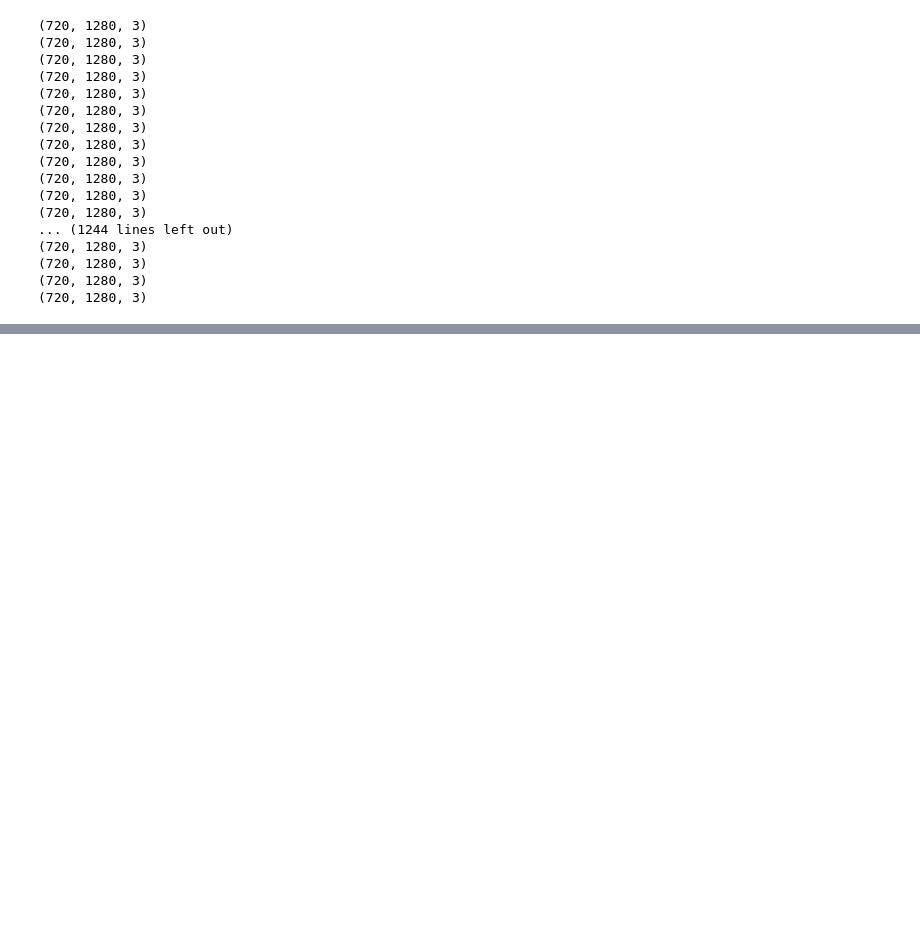
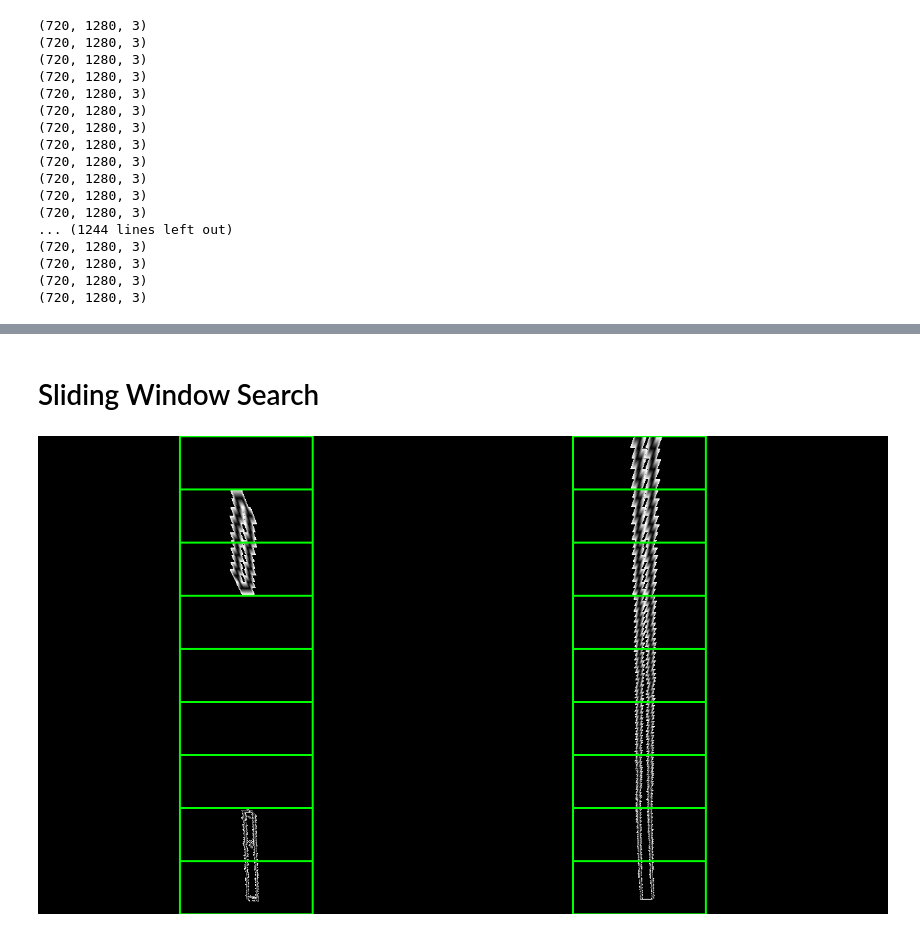
Before and after one commit to marizsafwat/image-processing-project, a Jupyter notebook: Project.ipynb, the cells around one changed output, grey strips where cells are left out. Cells and saved outputs as stored; diff of their text form; code cells hidden in the pictures; blank space fills up the shorter version.

Commit message:
sliding window search

```diff
--- a/Project.ipynb
+++ b/Project.ipynb
@@ -116,0 +128,27 @@ cv2.destroyAllWindows()
+# %% [markdown]
+# Sliding Window Search
+# %%
+from google.colab.patches import cv2_imshow
+out_img = np.dstack((warped, warped, warped))*255
+windowsnum=9
+window_height=int(warped.shape[0]/windowsnum)
+leftx_curr=leftx
+rightx_curr=rightx
+halfWindowWidth=100
+
+
+
+for window in range(windowsnum):
+  winYlow=warped.shape[0]-(window+1)*window_height
+  winYhigh=warped.shape[0]-window*window_height
+  win_xleft_low=leftx_curr-halfWindowWidth
+  win_xleft_high=leftx_curr+halfWindowWidth
+  win_xright_low=rightx_curr-halfWindowWidth
+  win_xright_high=rightx_curr+halfWindowWidth
+  cv2.rectangle(out_img,(win_xleft_low,winYlow),(win_xleft_high,winYhigh),
+    (0,255,0), 2)
+  cv2.rectangle(out_img,(win_xright_low,winYlow),(win_xright_high,winYhigh),
+    (0,255,0), 2)
+cv2_imshow(out_img)
+# %% [output]
+[figure, added]
```
Also changed, not shown: parts of 3 cells of this notebook.
